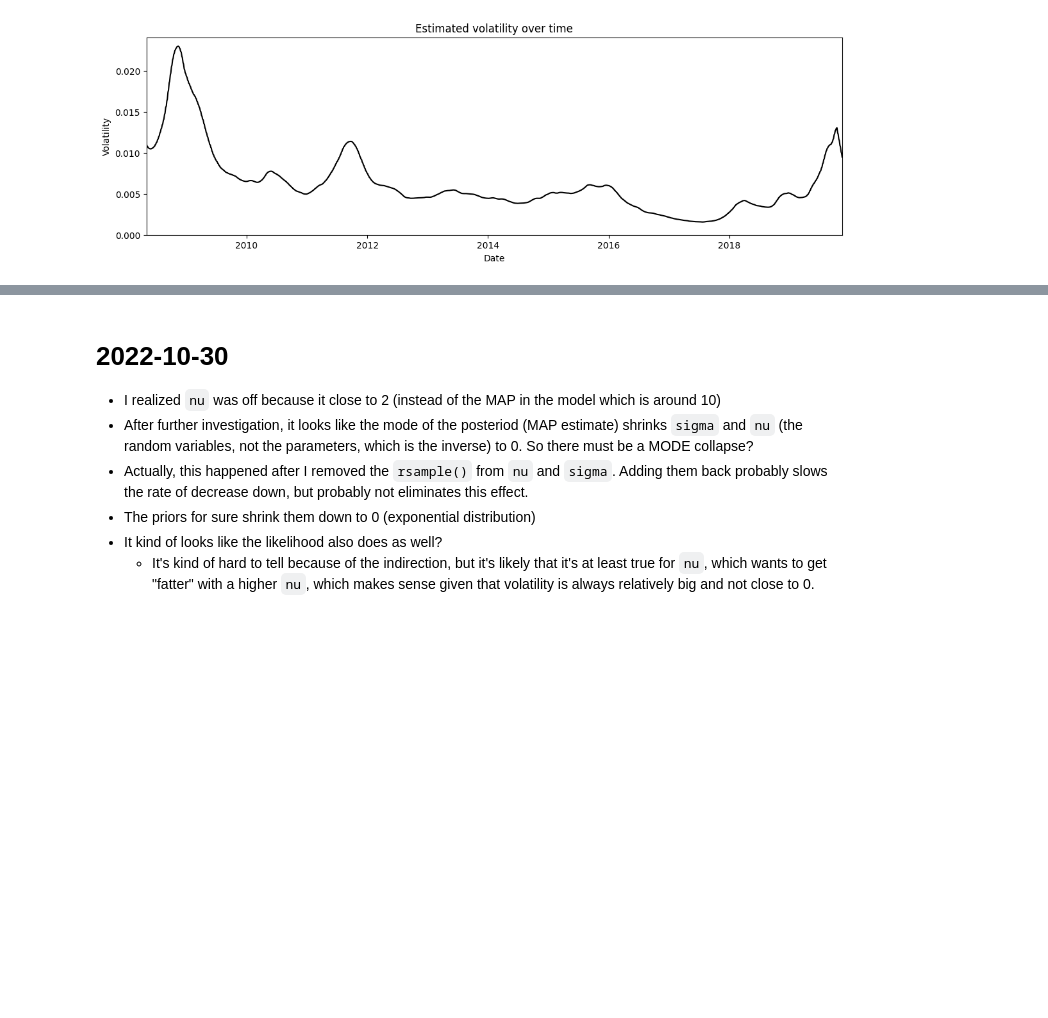
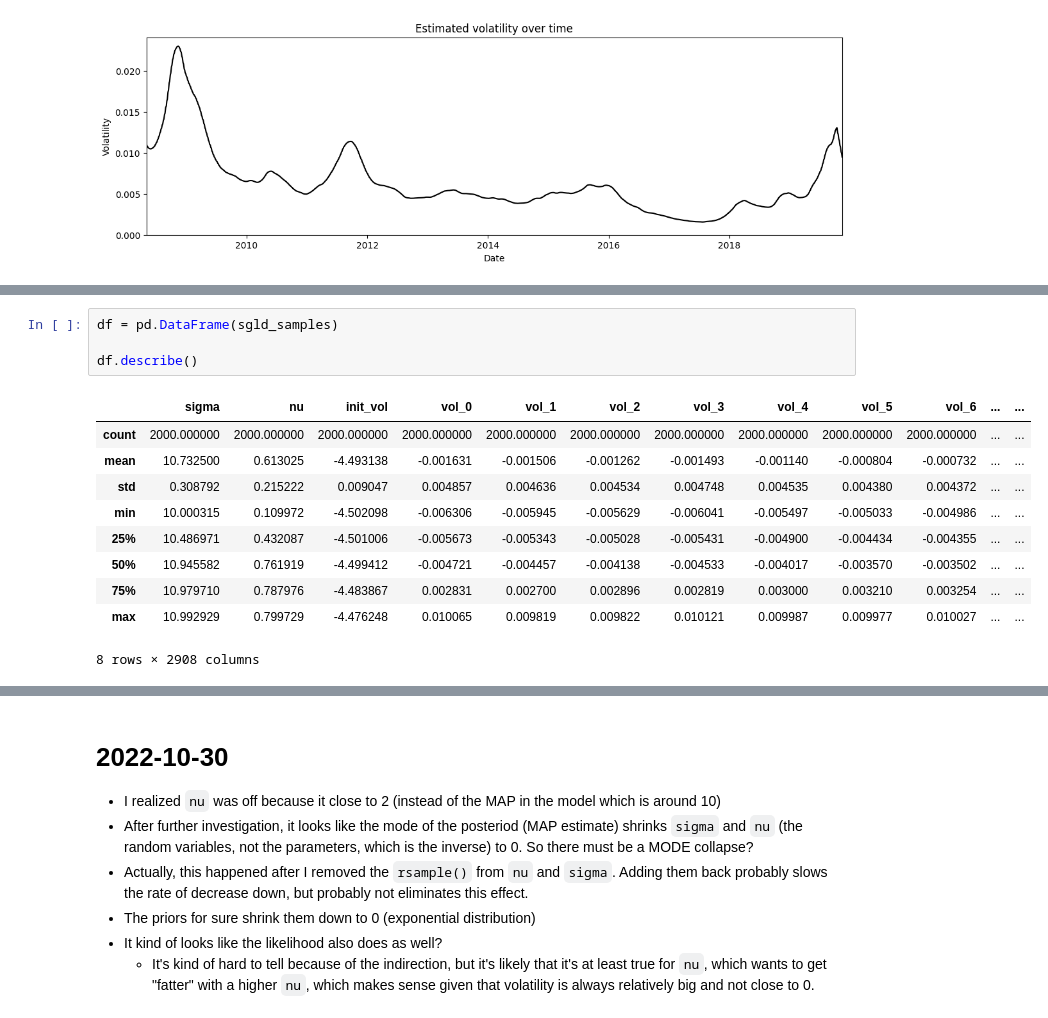
Before and after one commit to bjlkeng/sandbox, a Jupyter notebook: stochastic_langevin/stochastic_volatility.ipynb, the cells around one changed output, grey strips where cells are left out. Drawn from its saved outputs; the diff is of its cells as text; blank space fills up the shorter version.

```diff
--- a/stochastic_langevin/stochastic_volatility.ipynb
+++ b/stochastic_langevin/stochastic_volatility.ipynb
@@ -440,0 +428,15 @@ TODO:
+# %%
+df = pd.DataFrame(sgld_samples)
+
+df.describe()
+# %% [output]
+|  | sigma | nu | init_vol | vol_0 | vol_1 | vol_2 | vol_3 | vol_4 | vol_5 | vol_6 | ... | ... |
+| count | 2000.000000 | 2000.000000 | 2000.000000 | 2000.000000 | 2000.000000 | 2000.000000 | 2000.000000 | 2000.000000 | 2000.000000 | 2000.000000 | ... | ... |
+| mean | 10.732500 | 0.613025 | -4.493138 | -0.001631 | -0.001506 | -0.001262 | -0.001493 | -0.001140 | -0.000804 | -0.000732 | ... | ... |
+| std | 0.308792 | 0.215222 | 0.009047 | 0.004857 | 0.004636 | 0.004534 | 0.004748 | 0.004535 | 0.004380 | 0.004372 | ... | ... |
+| min | 10.000315 | 0.109972 | -4.502098 | -0.006306 | -0.005945 | -0.005629 | -0.006041 | -0.005497 | -0.005033 | -0.004986 | ... | ... |
+| 25% | 10.486971 | 0.432087 | -4.501006 | -0.005673 | -0.005343 | -0.005028 | -0.005431 | -0.004900 | -0.004434 | -0.004355 | ... | ... |
+| 50% | 10.945582 | 0.761919 | -4.499412 | -0.004721 | -0.004457 | -0.004138 | -0.004533 | -0.004017 | -0.003570 | -0.003502 | ... | ... |
+| 75% | 10.979710 | 0.787976 | -4.483867 | 0.002831 | 0.002700 | 0.002896 | 0.002819 | 0.003000 | 0.003210 | 0.003254 | ... | ... |
+| max | 10.992929 | 0.799729 | -4.476248 | 0.010065 | 0.009819 | 0.009822 | 0.010121 | 0.009987 | 0.009977 | 0.010027 | ... | ... |
+8 rows × 2908 columns
```
Also changed, not shown: parts of 15 cells of this notebook.
